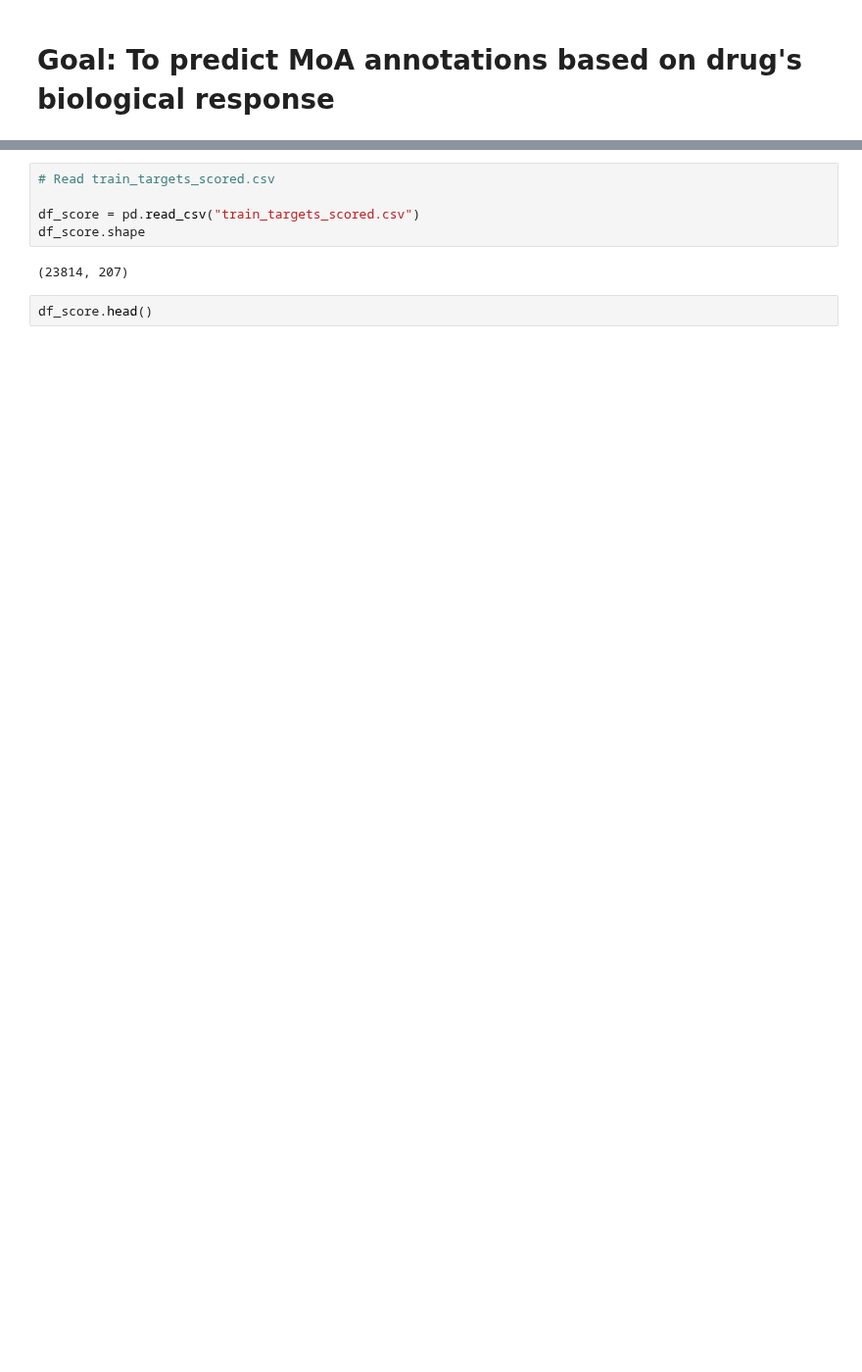
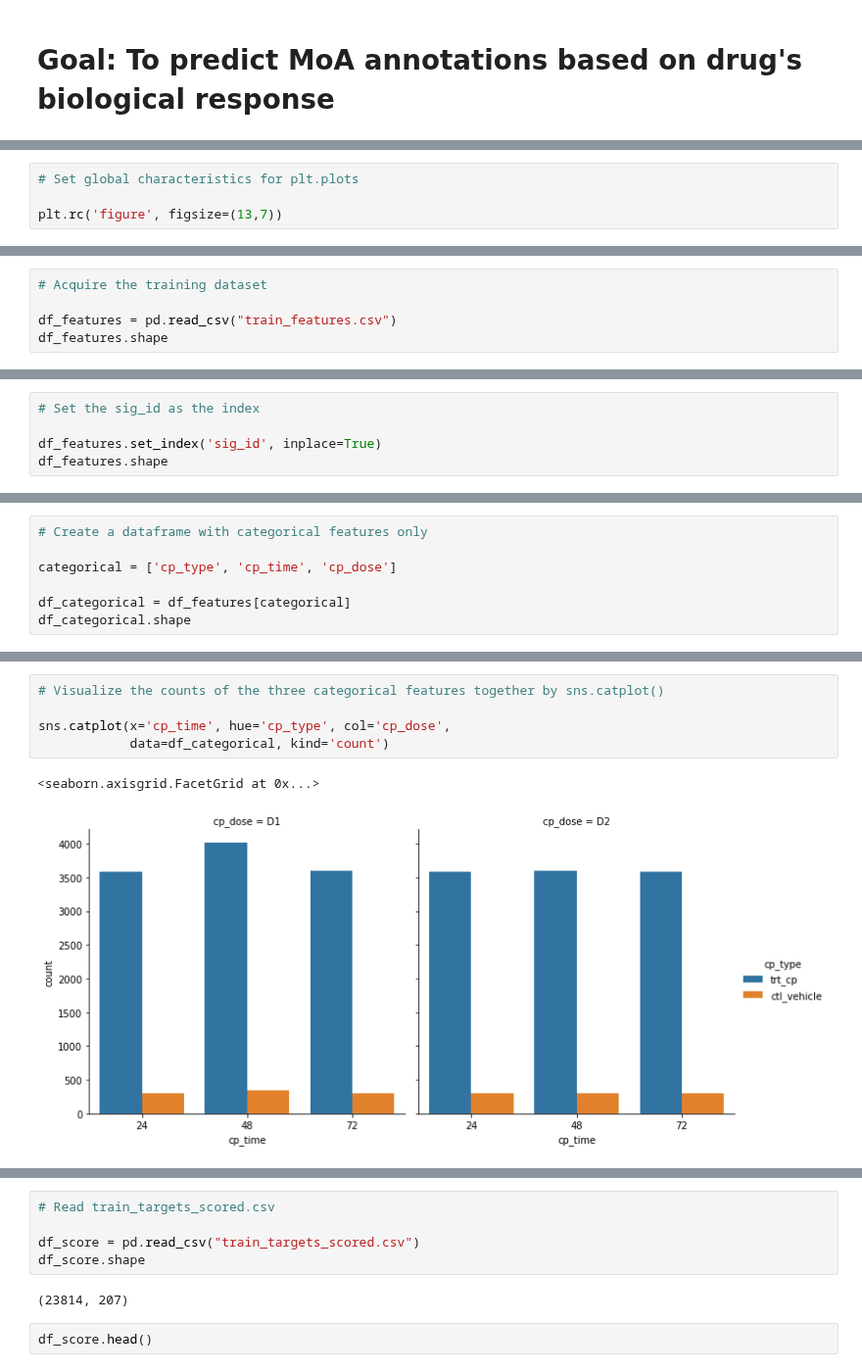
Before and after one commit to Yongliang-Shi/Mechanism-of-Action-Prediction, a Jupyter notebook: moa_prediction.ipynb, the cells around one changed output, grey strips where cells are left out. Shown at 98% size. Cells and saved outputs as stored; diff of their text form; blank space fills up the shorter version.

Commit message:
completed initial data overview

```diff
--- a/moa_prediction.ipynb
+++ b/moa_prediction.ipynb
@@ -198,0 +11,4 @@ df_gene_expression.head()
+# %%
+# Set global characteristics for plt.plots
+
+plt.rc('figure', figsize=(13,7))
@@ -198,0 +31,5 @@ df_gene_expression.head()
+# %%
+# Acquire the training dataset
+
+df_features = pd.read_csv("train_features.csv")
+df_features.shape
@@ -198,0 +56,5 @@ df_gene_expression.head()
+# %%
+# Set the sig_id as the index
+
+df_features.set_index('sig_id', inplace=True)
+df_features.shape
@@ -198,0 +135,7 @@ df_gene_expression.head()
+# %%
+# Create a dataframe with categorical features only
+
+categorical = ['cp_type', 'cp_time', 'cp_dose']
+
+df_categorical = df_features[categorical]
+df_categorical.shape
@@ -198,0 +156,8 @@ df_gene_expression.head()
+# %%
+# Visualize the counts of the three categorical features together by sns.catplot()
+
+sns.catplot(x='cp_time', hue='cp_type', col='cp_dose',
+            data=df_categorical, kind='count')
+# %% [output]
+<seaborn.axisgrid.FacetGrid at 0x...>
+[figure, added]
```
Also changed, not shown: parts of 61 cells of this notebook.
